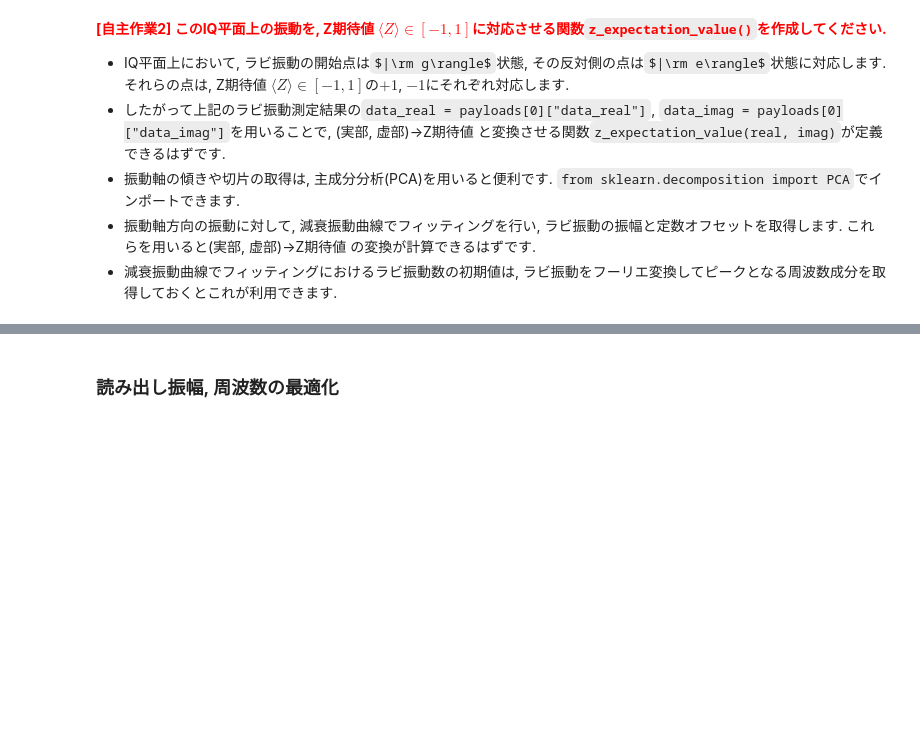
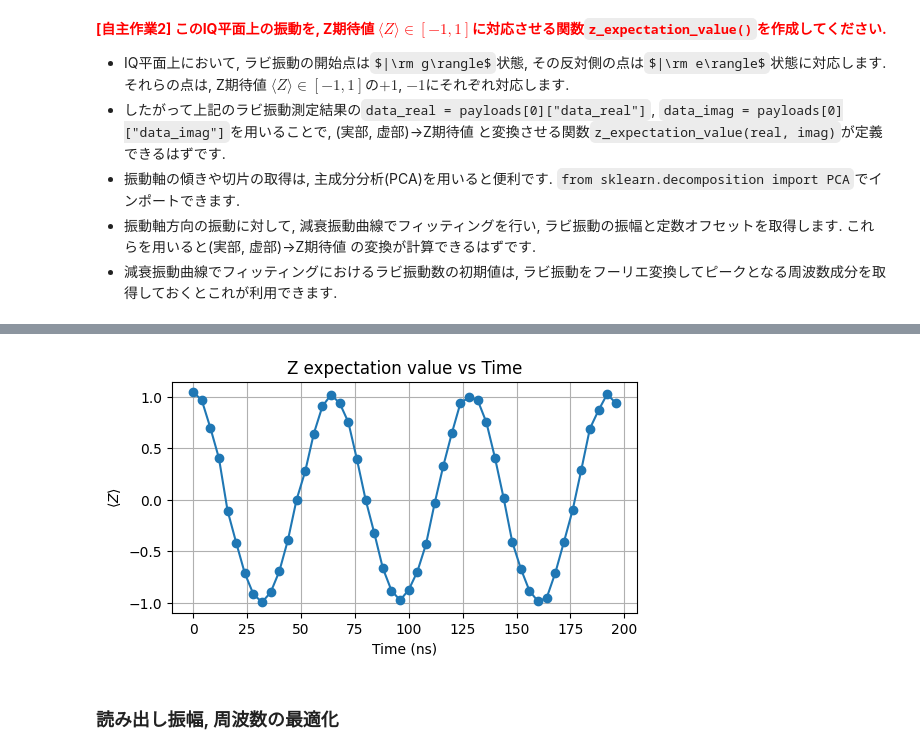
Before and after one commit to orangekame3/oqtopus-sse-pulse, a Jupyter notebook: examples/1Q-calibration_with_calib_note/1Q-calib.ipynb, the cells around one changed output, grey strips where cells are left out. Saved outputs shown, nothing was run; the diff lists cells and outputs as text; code cells hidden in the pictures; some formulas as TeX source; blank space fills up the shorter version.

```diff
--- a/examples/1Q-calibration_with_calib_note/1Q-calib.ipynb
+++ b/examples/1Q-calibration_with_calib_note/1Q-calib.ipynb
@@ -215,3 +262,16 @@ plt.show()
+# %%
+z_exp_list = [z_expectation_value(r, i) for r, i in zip(data_real, data_imag)]
+
+# グラフ描画
+plt.figure(figsize=(6, 3))
+plt.plot(t_list, z_exp_list, 'o-')
+plt.xlabel('Time (ns)')
+plt.ylabel(r'$\langle Z \rangle$')
+plt.title('Z expectation value vs Time')
+plt.grid(True)
+plt.show()
+# %% [output]
+[figure, added]
 # %%
 def z_expectation_value(real: float, imag: float) -> float:
     """
```
Also changed, not shown: parts of 29 cells of this notebook, 13 other files.
